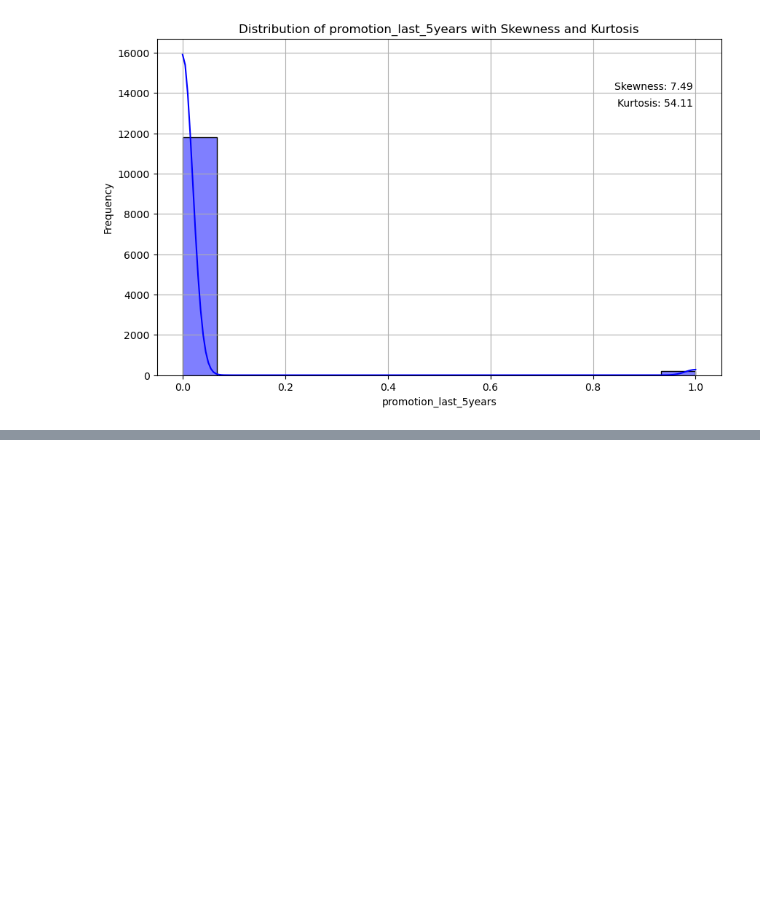
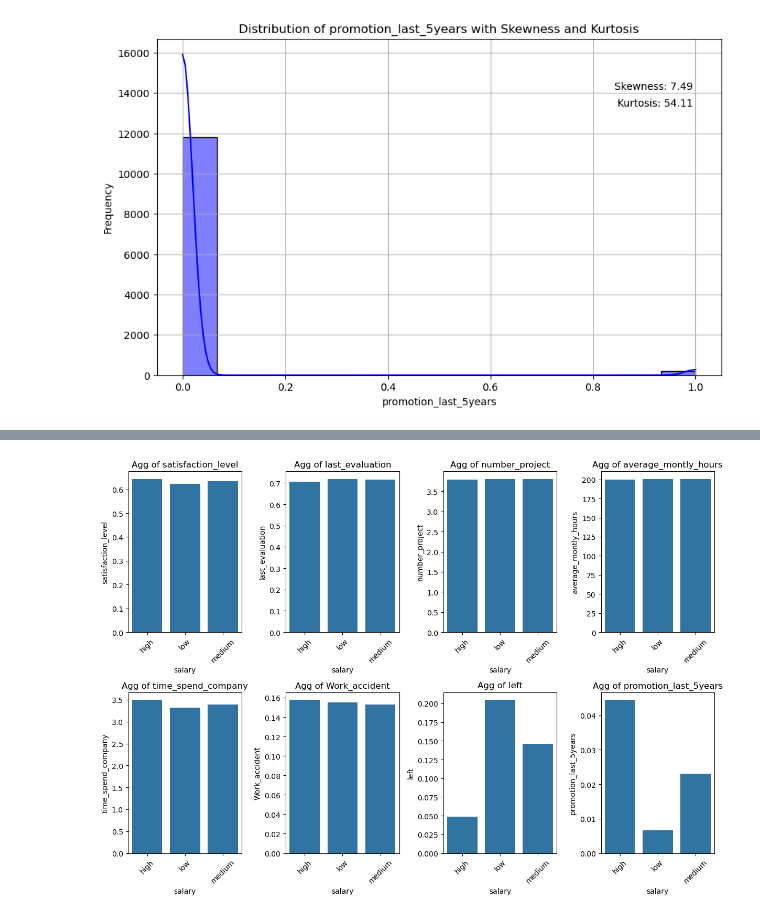
Before and after one commit to MaukanMir/HR-Capstone-Analysis, a Jupyter notebook: training.ipynb, the cells around one changed output, grey strips where cells are left out. Saved outputs shown, nothing was run; the diff lists cells and outputs as text; code cells hidden in the pictures; blank space fills up the shorter version.

```diff
--- a/training.ipynb
+++ b/training.ipynb
@@ -177,0 +216,4 @@ dist_plot(numeric_types)
+# %%
+aggregate_dataset(df, numeric_types.columns, "salary", "mean")
+# %% [output]
+[figure, added]
```
Also changed, not shown: parts of 5 cells of this notebook.
